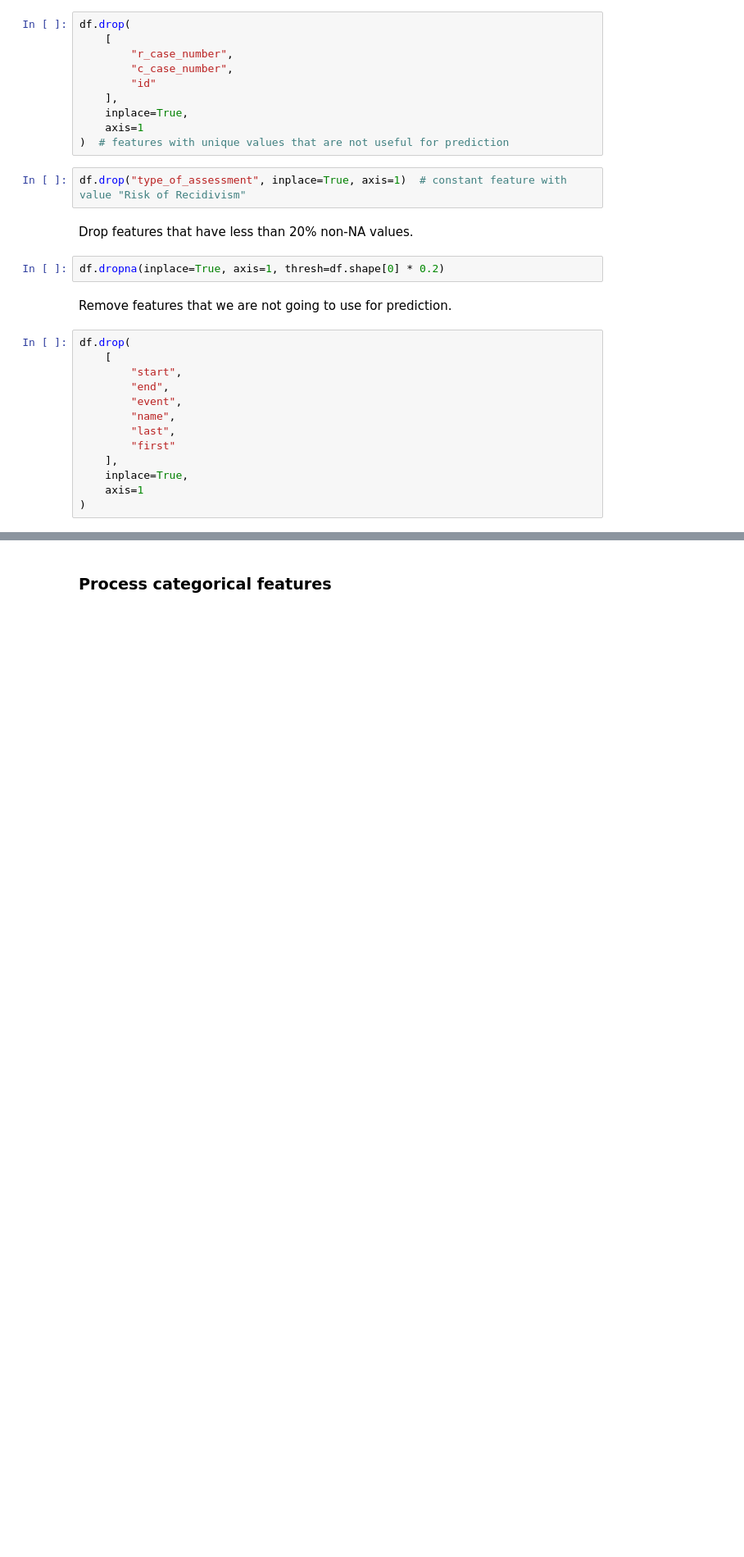
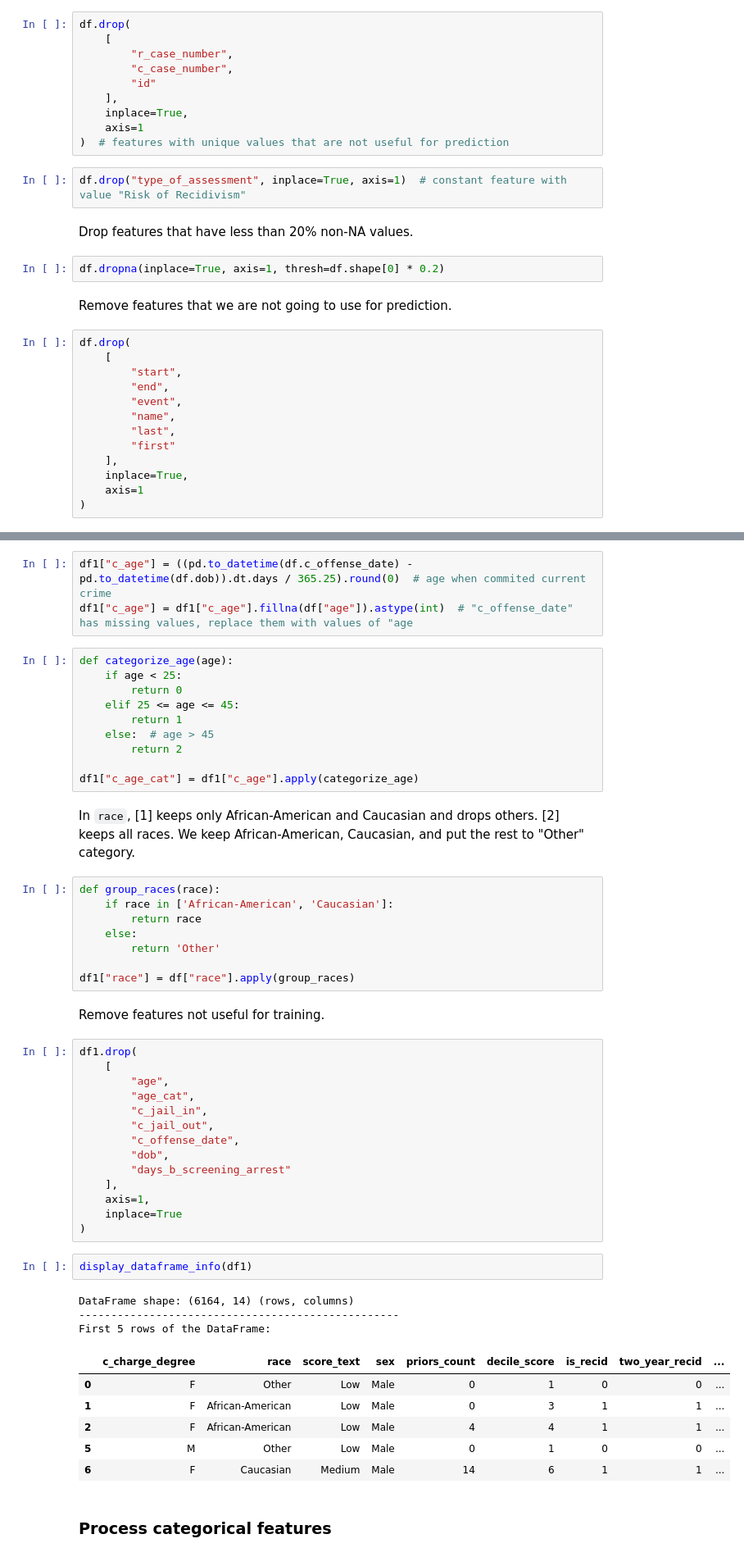
Before and after one commit to molotkova/treatment_datasets, a Jupyter notebook: compas-scores-two-years.ipynb, the cells around one changed output, grey strips where cells are left out. Shown at 82% size. Cells and saved outputs as stored; diff of their text form; blank space fills up the shorter version.

```diff
--- a/compas-scores-two-years.ipynb
+++ b/compas-scores-two-years.ipynb
@@ -158,2 +155,53 @@ Missing values after preprocessing:
+# %%
+df1["c_age"] = ((pd.to_datetime(df.c_offense_date) - pd.to_datetime(df.dob)).dt.days / 365.25).round(0)  # age when commited current crime
+df1["c_age"] = df1["c_age"].fillna(df["age"]).astype(int)  # "c_offense_date" has missing values, replace them with values of "age
+# %%
+def categorize_age(age):
+    if age < 25:
+        return 0
+    elif 25 <= age <= 45:
+        return 1
+    else:  # age > 45
+        return 2
+
+df1["c_age_cat"] = df1["c_age"].apply(categorize_age)
+# %% [markdown]
+In `race`, [1] keeps only African-American and Caucasian and drops others. [2] keeps all races. We keep African-American, Caucasian, and put the rest to "Other" category.
+# %%
+def group_races(race):
+    if race in ['African-American', 'Caucasian']:
+        return race
+    else:
+        return 'Other'
+
+df1["race"] = df["race"].apply(group_races)
+# %% [markdown]
+Remove features not useful for training.
+# %%
+df1.drop(
+    [
+        "age",
+        "age_cat",
+        "c_jail_in",
+        "c_jail_out",
+        "c_offense_date",
+        "dob",
+        "days_b_screening_arrest"
+    ],
+    axis=1,
+    inplace=True
+)
+# %%
+display_dataframe_info(df1)
+# %% [output]
+DataFrame shape: (6164, 14) (rows, columns)
+--------------------------------------------------
+First 5 rows of the DataFrame:
+|  | c_charge_degree | race | score_text | sex | priors_count | decile_score | is_recid | two_year_recid | ... |
+| 0 | F | Other | Low | Male | 0 | 1 | 0 | 0 | ... |
+| 1 | F | African-American | Low | Male | 0 | 3 | 1 | 1 | ... |
+| 2 | F | African-American | Low | Male | 4 | 4 | 1 | 1 | ... |
+| 5 | M | Other | Low | Male | 0 | 1 | 0 | 0 | ... |
+| 6 | F | Caucasian | Medium | Male | 14 | 6 | 1 | 1 | ... |
 # %% [markdown]
 ### Process categorical features
```
Also changed, not shown: parts of 30 cells of this notebook.
